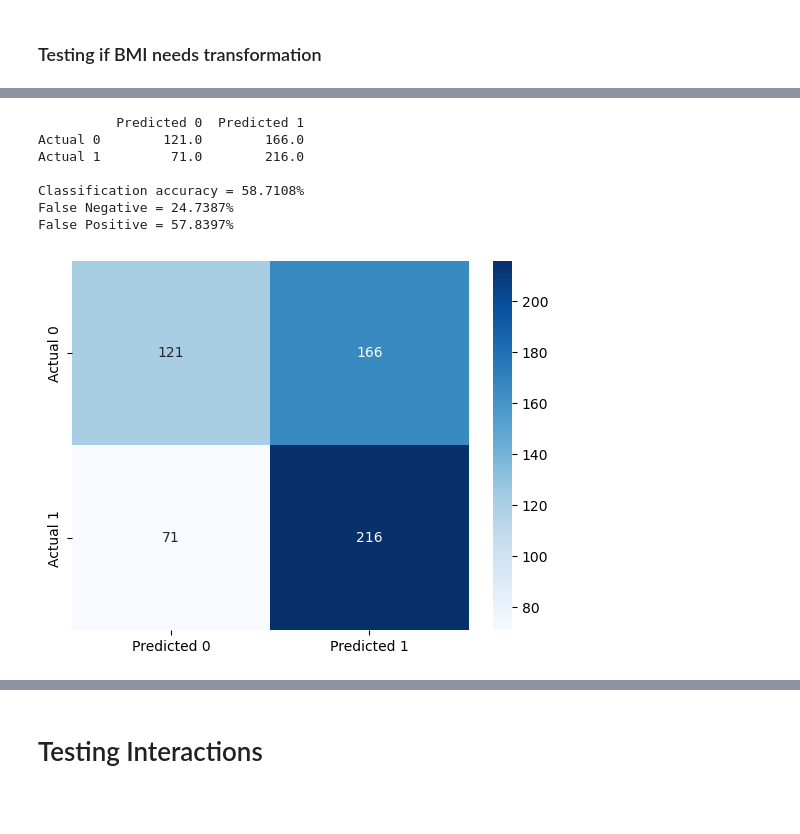
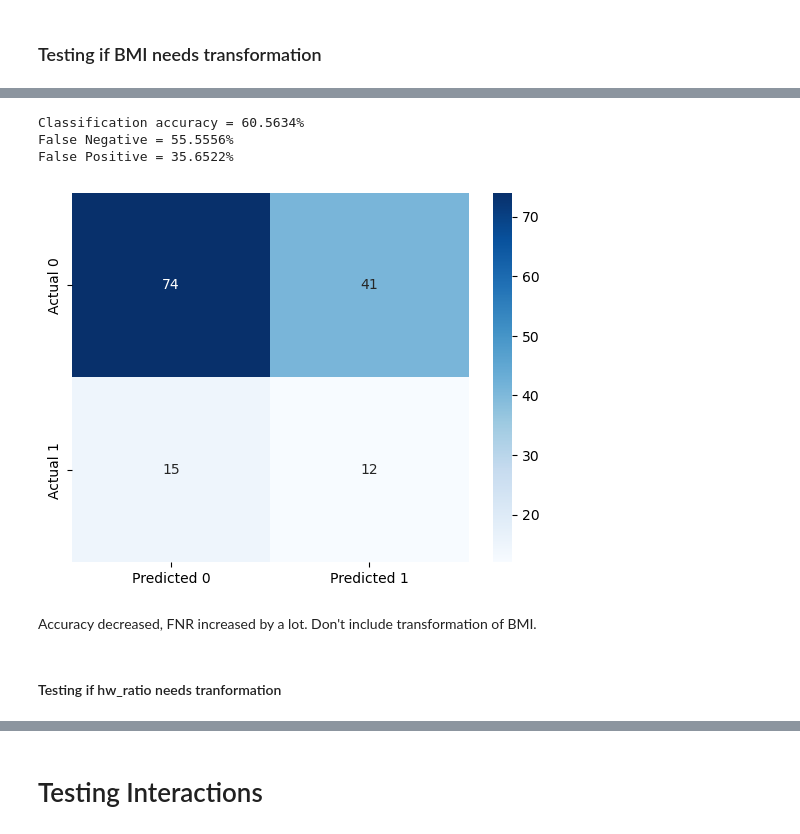
Before and after one commit to ericaez/STAT-303-2-Project, a Jupyter notebook: Project.ipynb, the cells around one changed output, grey strips where cells are left out. Cells and saved outputs as stored; diff of their text form; code cells hidden in the pictures; blank space fills up the shorter version.

```diff
--- a/Project.ipynb
+++ b/Project.ipynb
@@ -266,6 +547,6 @@ False Positive = 40.0697%
 # %%
 #Binning weight
-binned_BMI = pd.qcut(data['BMI'], 6, retbins=True)
-data['BMI_binned'] = binned_BMI[0]
+binned_BMI = pd.qcut(train['BMI'], 7, retbins=True)
+train['BMI_binned'] = binned_BMI[0]
 # %%
 #Finding percentage of people having diabetes in each Age bin
@@ -288,15 +570,16 @@ Text(0.5, 0, 'BMI_bin')
 # %%
 #Creating a function to bin age so that it can be applied to both the test and train datasets
-def var_transform(data1):
-    binned_BMI = pd.qcut(data['BMI'], 6,retbins=True)
+def var_transform(data):
+    binned_BMI = pd.qcut(train['BMI'], 7,retbins=True)
     bins = binned_BMI[1]
-    data1['BMI_binned'] = pd.cut(data1['BMI'],bins = bins)
-    dum = pd.get_dummies(data1.BMI_binned,drop_first = True)
+    data['BMI_binned'] = pd.cut(data['BMI'],bins = bins)
+    dum = pd.get_dummies(data.BMI_binned,drop_first = True)
     dum.columns = ['BMI'+str(x) for x in range(1,len(bins)-1)]
-    data1 = pd.concat([data1,dum], axis = 1)
-    return data1
+    data = pd.concat([data,dum], axis = 1)
+    return data
 # %%
 #Binning age using the function var_transform()
-data = var_transform(data)
+train = var_transform(train)
+test = var_transform(test)
 # %%
 #Re-creating the plot of diabetes_percent vs age created earlier, just to check if the function binned age correctly. Yes, it did.
@@ -309,9 +592,9 @@ Text(0.5, 0, 'BMI_bin')
 # %%
-#Model with binned Age
+#Model with binned BMI
 def jitter(values,j):
     return values + np.random.normal(j,0.02,values.shape)
-sns.scatterplot(x = jitter(data.BMI,0), y = jitter(data.PCOS,0), data = data, color = 'orange')
-logit_model = smf.logit(formula = 'PCOS~' + '+'.join(['BMI'+str(x) for x in range(1,6)]), data = data).fit()
-sns.lineplot(x = 'BMI', y= logit_model.predict(data), data = data, color = 'blue')
+# sns.scatterplot(x = jitter(train.BMI,0), y = jitter(train.PCOS,0), data = train, color = 'orange')
+logit_model = sm.logit(formula = 'PCOS~' + '+'.join(['BMI'+str(x) for x in range(1,7)]), data = train).fit()
+# sns.lineplot(x = 'BMI', y= model2.predict(train), data = train, color = 'blue')
 # %% [output]
 Optimization terminated successfully.
@@ -322,11 +603,11 @@ Optimization terminated successfully.
 # %%
-confusion_matrix_test(data, data.PCOS, logit_model, cutoff = 0.5)
+confusion_matrix_test(test, test.PCOS, logit_model, cutoff = 0.5)
 # %% [output]
-          Predicted 0  Predicted 1
-Actual 0        121.0        166.0
-Actual 1         71.0        216.0
-
-Classification accuracy = 58.7108%
-False Negative = 24.7387%
-False Positive = 57.8397%
+Classification accuracy = 60.5634%
+False Negative = 55.5556%
+False Positive = 35.6522%
-[figure, old version]
+[figure, new version]
+# %% [markdown]
+Accuracy decreased, FNR increased by a lot. Don't include transformation of BMI.
+# %% [markdown]
+#### Testing if hw_ratio needs tranformation
```
Also changed, not shown: parts of 100 cells of this notebook.
